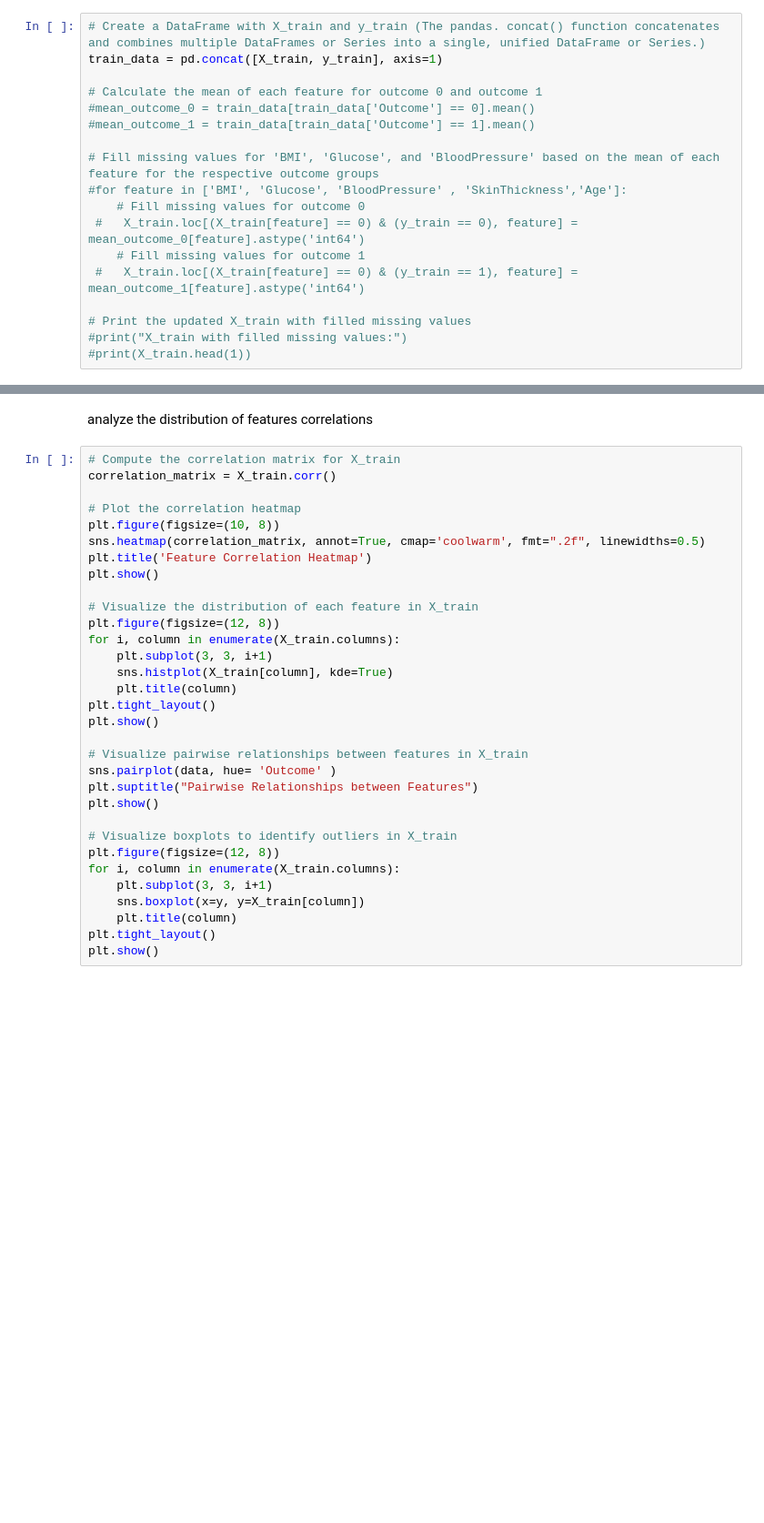
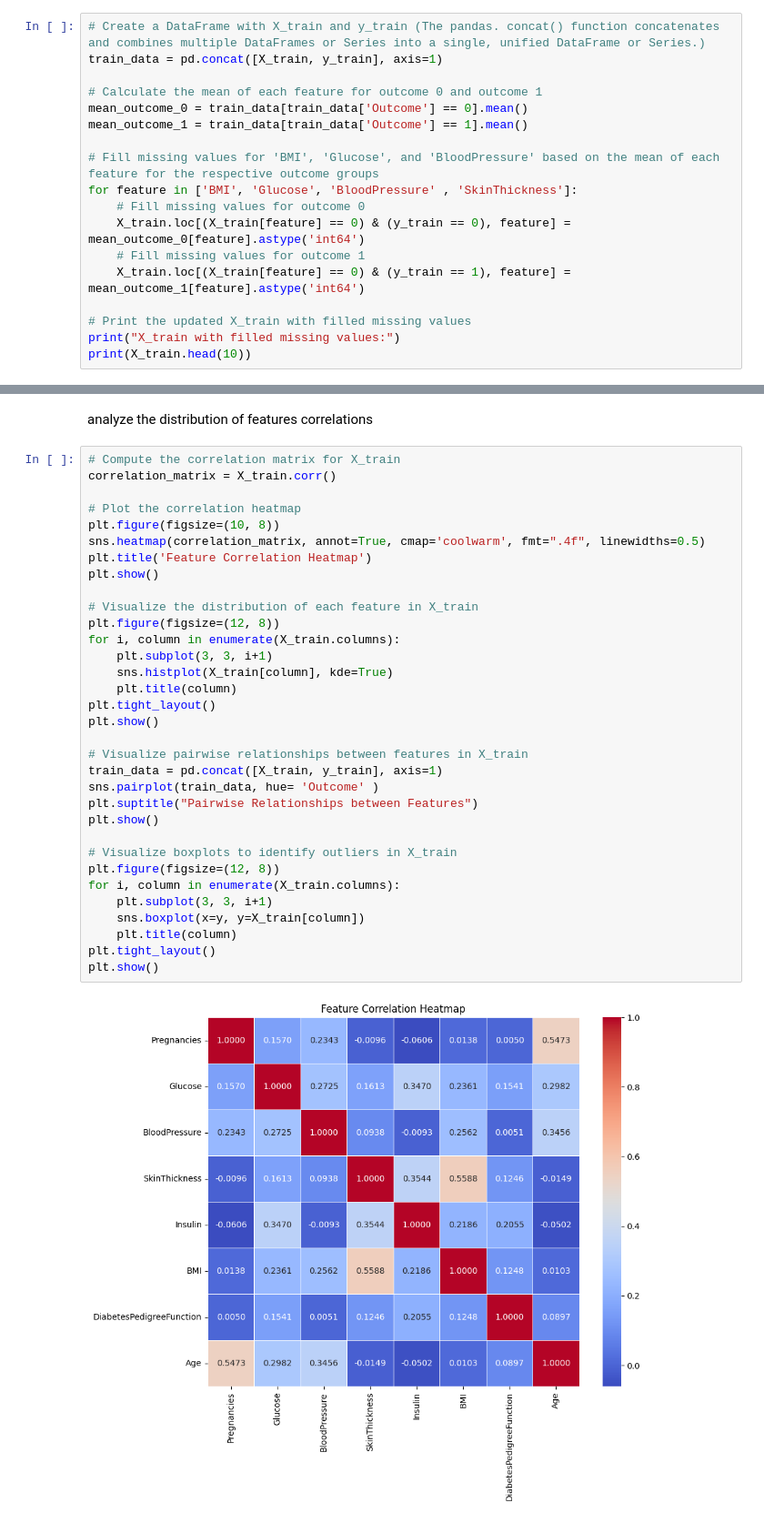
Before and after one commit to energi2er/Diabetes_pima, a Jupyter notebook: diabetes.ipynb, the cells around one changed output, grey strips where cells are left out. Shown at 91% size. Saved outputs shown, nothing was run; the diff lists cells and outputs as text; blank space fills up the shorter version.

```diff
--- a/diabetes.ipynb
+++ b/diabetes.ipynb
@@ -56,16 +99,16 @@ print("Number of zero values in the 'BMI' column in the training dataset:", zero
 train_data = pd.concat([X_train, y_train], axis=1)
 
 # Calculate the mean of each feature for outcome 0 and outcome 1
-#mean_outcome_0 = train_data[train_data['Outcome'] == 0].mean()
-#mean_outcome_1 = train_data[train_data['Outcome'] == 1].mean()
+mean_outcome_0 = train_data[train_data['Outcome'] == 0].mean()
+mean_outcome_1 = train_data[train_data['Outcome'] == 1].mean()
 
 # Fill missing values for 'BMI', 'Glucose', and 'BloodPressure' based on the mean of each feature for the respective outcome groups
-#for feature in ['BMI', 'Glucose', 'BloodPressure' , 'SkinThickness','Age']:
+for feature in ['BMI', 'Glucose', 'BloodPressure' , 'SkinThickness']:
     # Fill missing values for outcome 0
- #   X_train.loc[(X_train[feature] == 0) & (y_train == 0), feature] = mean_outcome_0[feature].astype('int64')
+    X_train.loc[(X_train[feature] == 0) & (y_train == 0), feature] = mean_outcome_0[feature].astype('int64')
     # Fill missing values for outcome 1
- #   X_train.loc[(X_train[feature] == 0) & (y_train == 1), feature] = mean_outcome_1[feature].astype('int64')
+    X_train.loc[(X_train[feature] == 0) & (y_train == 1), feature] = mean_outcome_1[feature].astype('int64')
 
 # Print the updated X_train with filled missing values
-#print("X_train with filled missing values:")
-#print(X_train.head(1))
+print("X_train with filled missing values:")
+print(X_train.head(10))
@@ -74,32 +135,35 @@ analyze the distribution of features correlations
 # %%
 # Compute the correlation matrix for X_train
 correlation_matrix = X_train.corr()
 
 # Plot the correlation heatmap
 plt.figure(figsize=(10, 8))
-sns.heatmap(correlation_matrix, annot=True, cmap='coolwarm', fmt=".2f", linewidths=0.5)
+sns.heatmap(correlation_matrix, annot=True, cmap='coolwarm', fmt=".4f", linewidths=0.5)
 plt.title('Feature Correlation Heatmap')
 plt.show()
 
 # Visualize the distribution of each feature in X_train
 plt.figure(figsize=(12, 8))
 for i, column in enumerate(X_train.columns):
     plt.subplot(3, 3, i+1)
     sns.histplot(X_train[column], kde=True)
     plt.title(column)
 plt.tight_layout()
 plt.show()
 
 # Visualize pairwise relationships between features in X_train
-sns.pairplot(data, hue= 'Outcome' )
+train_data = pd.concat([X_train, y_train], axis=1)
+sns.pairplot(train_data, hue= 'Outcome' )
 plt.suptitle("Pairwise Relationships between Features")
 plt.show()
 
 # Visualize boxplots to identify outliers in X_train
 plt.figure(figsize=(12, 8))
 for i, column in enumerate(X_train.columns):
     plt.subplot(3, 3, i+1)
     sns.boxplot(x=y, y=X_train[column])
     plt.title(column)
 plt.tight_layout()
 plt.show()
+# %% [output]
+[figure, added]
```
Also changed, not shown: parts of 10 cells of this notebook.
